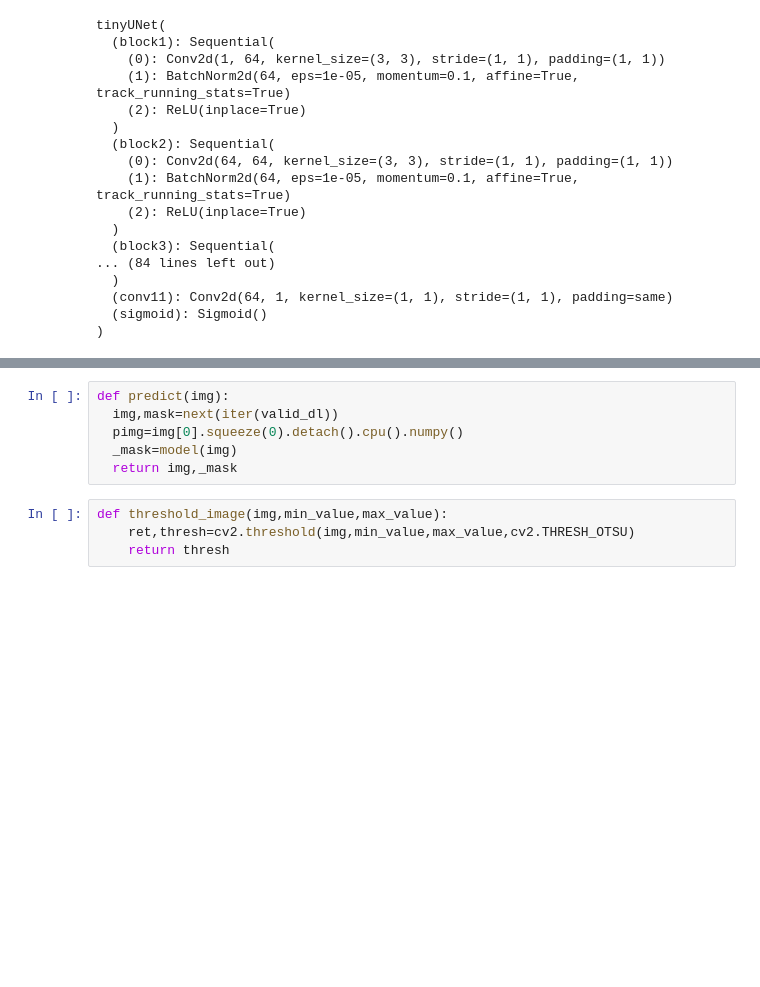
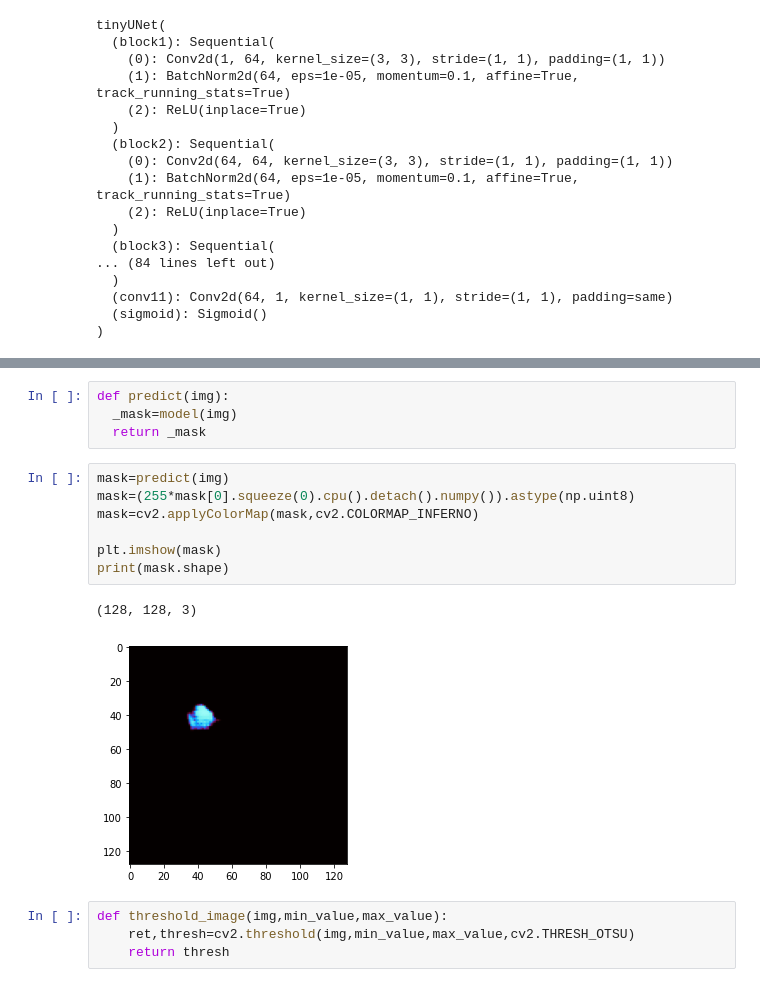
Before and after one commit to alecbidaran/Chest-CTs-image-segmentation-with-UNET, a Jupyter notebook: medical_segmentation_pytorch.ipynb, the cells around one changed output, grey strips where cells are left out. Cells and saved outputs as stored; diff of their text form; blank space fills up the shorter version.

```diff
--- a/medical_segmentation_pytorch.ipynb
+++ b/medical_segmentation_pytorch.ipynb
@@ -450,9 +451,17 @@ tinyUNet(
 # %%
 def predict(img):
-  img,mask=next(iter(valid_dl))
-  pimg=img[0].squeeze(0).detach().cpu().numpy()
   _mask=model(img)
-  return img,_mask
+  return _mask
+# %%
+mask=predict(img)
+mask=(255*mask[0].squeeze(0).cpu().detach().numpy()).astype(np.uint8)
+mask=cv2.applyColorMap(mask,cv2.COLORMAP_INFERNO)
+
+plt.imshow(mask)
+print(mask.shape)
+# %% [output]
+(128, 128, 3)
+[figure, added]
 # %%
 def threshold_image(img,min_value,max_value):
     ret,thresh=cv2.threshold(img,min_value,max_value,cv2.THRESH_OTSU)
```
Also changed, not shown: parts of 19 cells of this notebook.
